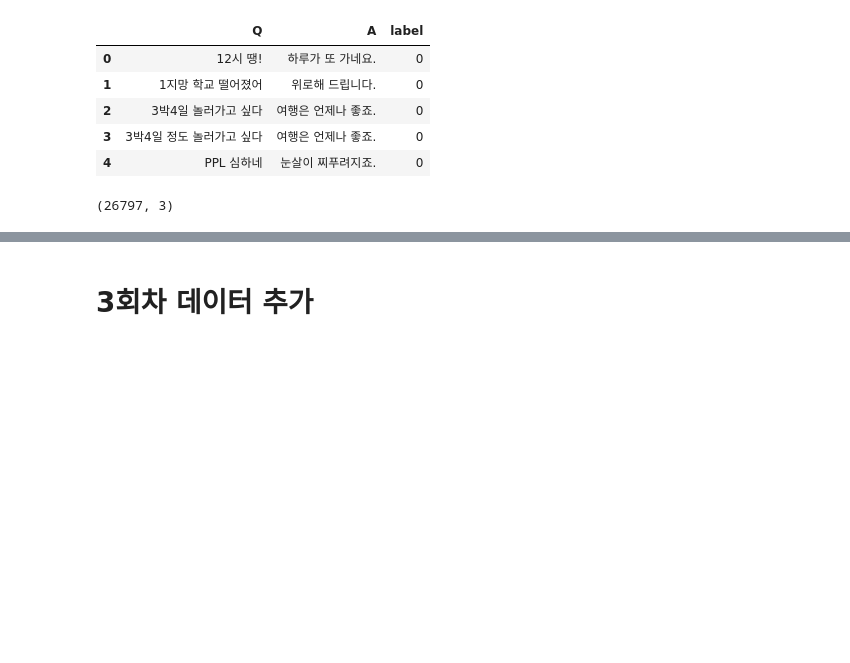
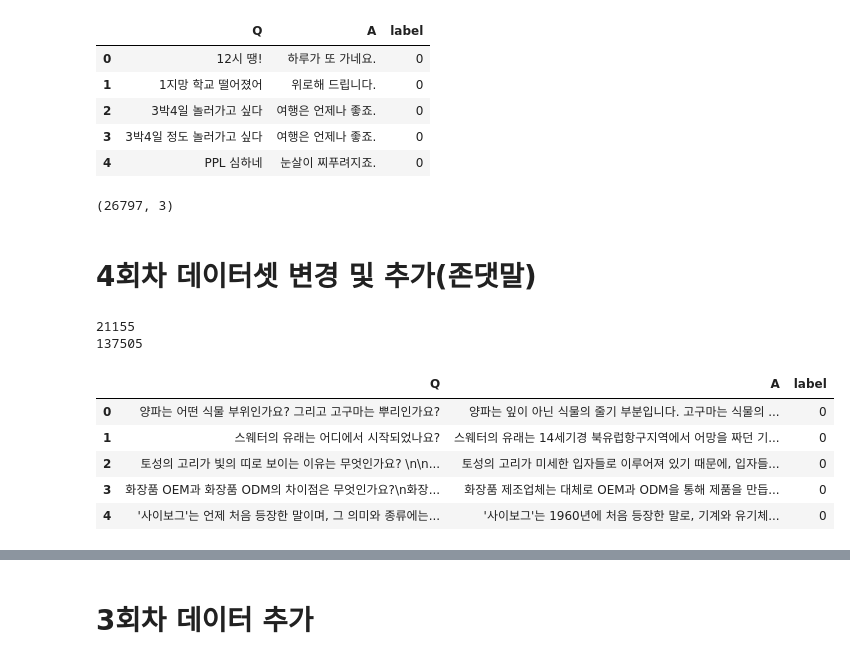
Before and after one commit to kimpubao/FinalProject, a Jupyter notebook: gpt.ipynb, the cells around one changed output, grey strips where cells are left out. Saved outputs shown, nothing was run; the diff lists cells and outputs as text; code cells hidden in the pictures; blank space fills up the shorter version.

```diff
--- a/gpt.ipynb
+++ b/gpt.ipynb
@@ -126,3 +126,29 @@ Chatbot_Data.head()
 Chatbot_Data.shape
 # %% [output]
 (26797, 3)
+# %% [markdown]
+# 4회차 데이터셋 변경 및 추가(존댓말)
+# %%
+from datasets import load_dataset
+
+ds1 = load_dataset("beomi/KoAlpaca-v1.1a", split="train")
+ds2 = load_dataset("HumanF-MarkrAI/WIKI_QA_Near_dedup")
+print(len(ds1))
+print(len(ds2['train']))
+# %% [output]
+21155
+137505
+# %%
+ds1 = pd.DataFrame(ds1) # ['instruction'] ['output']
+ds2 = pd.DataFrame(ds2['train'])
+
+ds1.columns=['Q','A','label']
+ds1.label = 0
+ds1.head()
+# %% [output]
+|  | Q | A | label |
+| 0 | 양파는 어떤 식물 부위인가요? 그리고 고구마는 뿌리인가요? | 양파는 잎이 아닌 식물의 줄기 부분입니다. 고구마는 식물의 ... | 0 |
+| 1 | 스웨터의 유래는 어디에서 시작되었나요? | 스웨터의 유래는 14세기경 북유럽항구지역에서 어망을 짜던 기... | 0 |
+| 2 | 토성의 고리가 빛의 띠로 보이는 이유는 무엇인가요? \n\n... | 토성의 고리가 미세한 입자들로 이루어져 있기 때문에, 입자들... | 0 |
+| 3 | 화장품 OEM과 화장품 ODM의 차이점은 무엇인가요?\n화장... | 화장품 제조업체는 대체로 OEM과 ODM을 통해 제품을 만듭... | 0 |
+| 4 | '사이보그'는 언제 처음 등장한 말이며, 그 의미와 종류에는... | '사이보그'는 1960년에 처음 등장한 말로, 기계와 유기체... | 0 |
```
Also changed, not shown: parts of 38 cells of this notebook.
